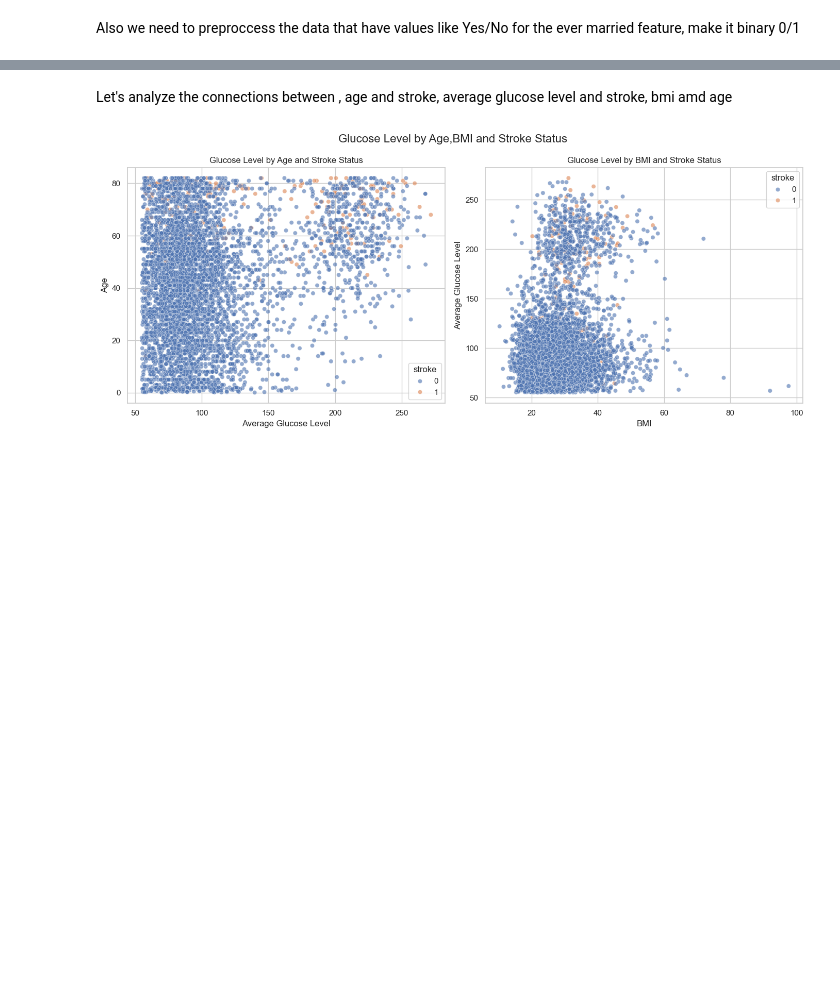
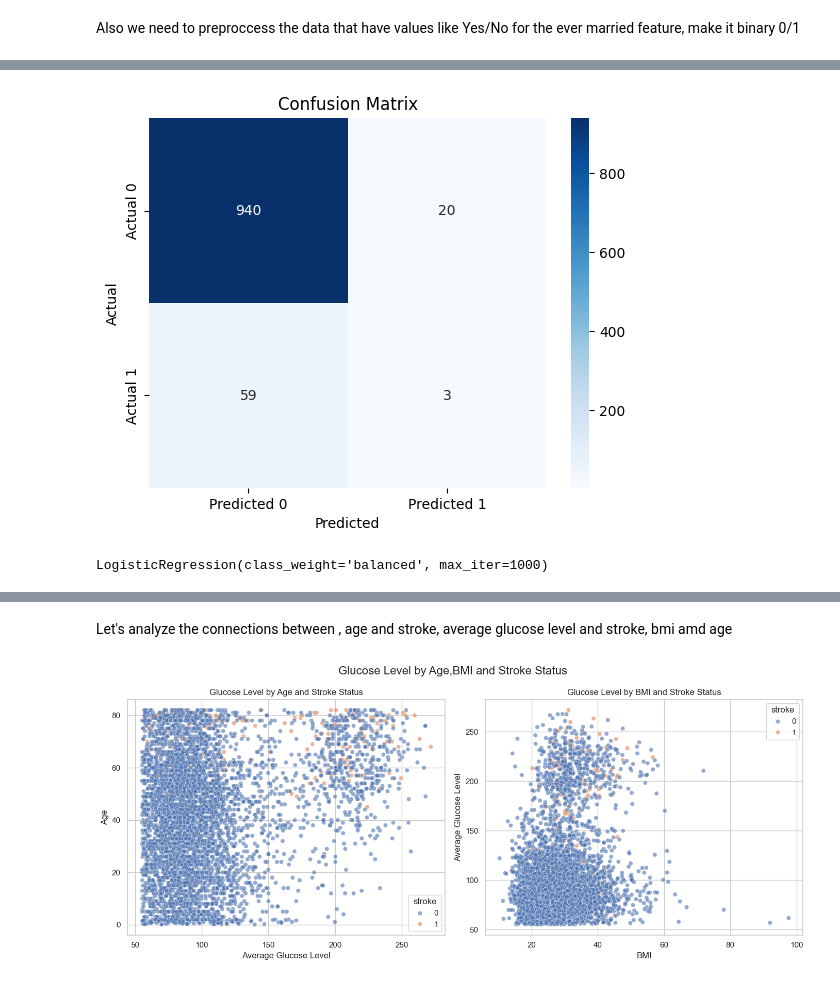
Before and after one commit to alexakh95/Data_mining, a Jupyter notebook: Project/data_project.ipynb, the cells around one changed output, grey strips where cells are left out. Cells and saved outputs as stored; diff of their text form; code cells hidden in the pictures; blank space fills up the shorter version.

```diff
--- a/Project/data_project.ipynb
+++ b/Project/data_project.ipynb
@@ -228,0 +347,16 @@ Also we need to preproccess the data that have values like Yes/No for the ever m
+# %%
+cm = confusion_matrix(y_test, y_pred_for)
+# %%
+import seaborn as sns
+import matplotlib.pyplot as plt
+
+sns.heatmap(cm, annot=True, fmt='d', cmap='Blues',
+            xticklabels=['Predicted 0', 'Predicted 1'],
+            yticklabels=['Actual 0', 'Actual 1'])
+
+plt.xlabel('Predicted')
+plt.ylabel('Actual')
+plt.title('Confusion Matrix')
+plt.show()
+# %% [output]
+[figure, added]
@@ -228,0 +367,6 @@ Also we need to preproccess the data that have values like Yes/No for the ever m
+# %%
+from sklearn.linear_model import LogisticRegression
+model = LogisticRegression(class_weight='balanced', max_iter=1000)
+model.fit(X_res_train, y_res_train)
+# %% [output]
+LogisticRegression(class_weight='balanced', max_iter=1000)
```
Also changed, not shown: parts of 24 cells of this notebook.
